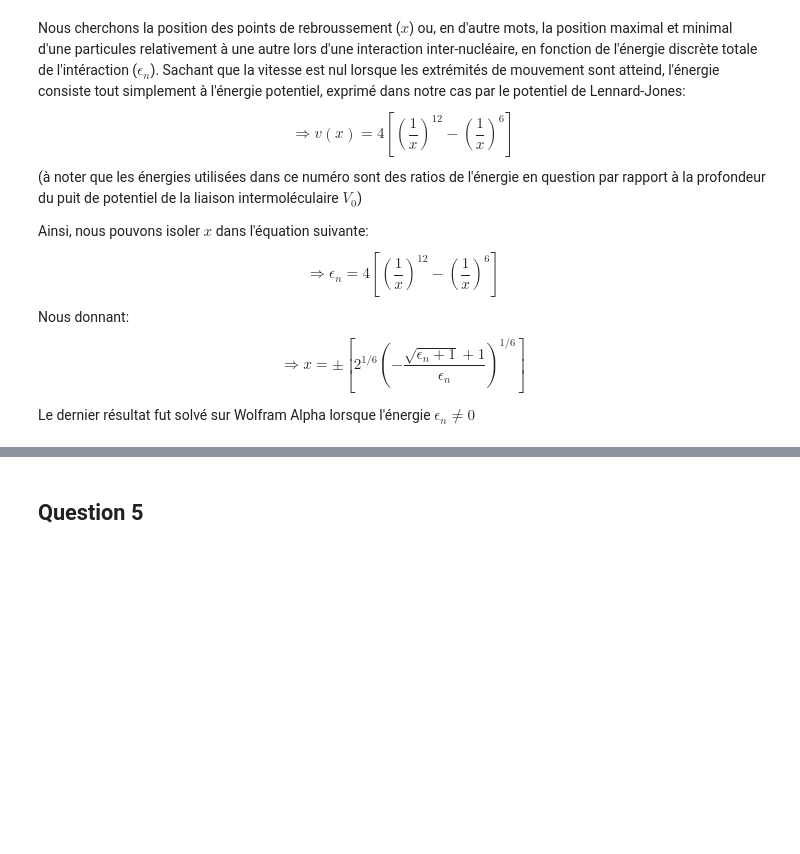
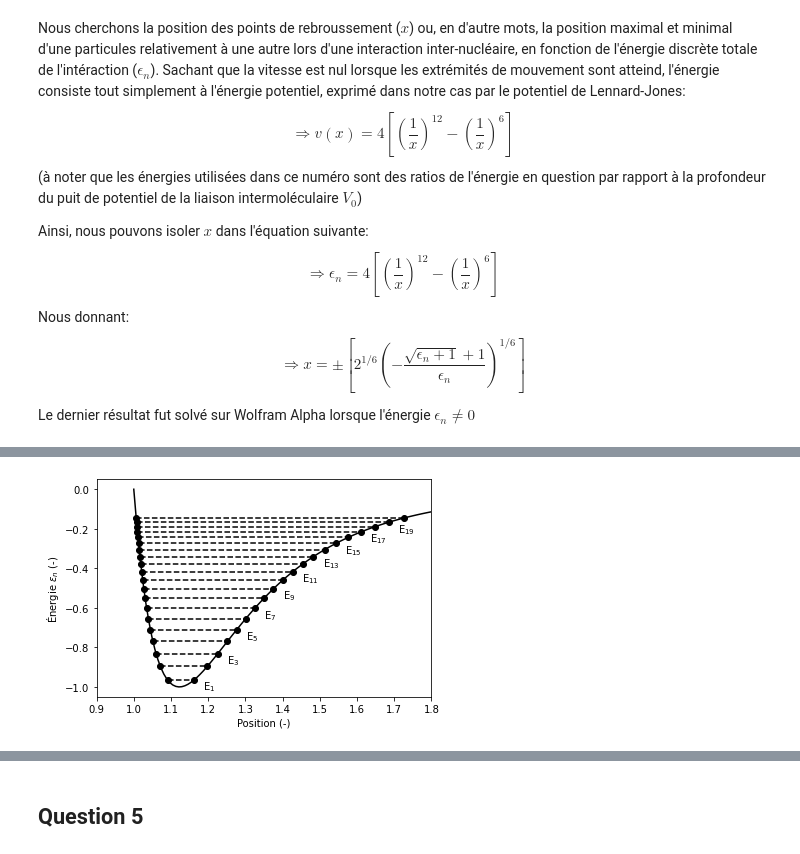
Before and after one commit to AntoineRousseau97/projet1, a Jupyter notebook: TP2/TP2_MathieuDumais_AntoineRousseau_GabrielLapointe.ipynb, the cells around one changed output, grey strips where cells are left out. Saved outputs shown, nothing was run; the diff lists cells and outputs as text; code cells hidden in the pictures; blank space fills up the shorter version.

```diff
--- a/TP2/TP2_MathieuDumais_AntoineRousseau_GabrielLapointe.ipynb
+++ b/TP2/TP2_MathieuDumais_AntoineRousseau_GabrielLapointe.ipynb
@@ -34,0 +33,87 @@ Le dernier résultat fut solvé sur Wolfram Alpha lorsque l'énergie $\epsilon_n
+# %%
+import numpy as np
+from scipy import integrate
+import matplotlib.pyplot as plt
+
+#function that defines V(x)
+def V(x):
+    return 4*((1/x)**12-(1/x)**6)
+
+#function that defines the function to integrate i.e. (E-v(x))^2
+def g(E,x):
+    v = V(x)
+    return (E - v)**(1/2), v
+
+#function defining the turning points
+def x_plusminus(E):
+    x_minus = 2**(1/6) * (np.sqrt(E+1)/E-1/E)**(1/6)
+    x_plus = 2**(1/6) * (-((np.sqrt(E+1)+1)/E))**(1/6)
+    return x_plus, x_minus
+
+#function that calculates the integral
+def f(E, gamma, n):
+    x_plus, x_minus = x_plusminus(E)
+    integral, error = integrate.quad(lambda x :g(E,x)[0], x_minus, x_plus)
+    return gamma * integral - (n+1/2)*np.pi
+
+#function that computes epsilon with gamma and n as an input
+def epsilon(gamma, n, error):
+    x1 = -1
+    x2 = -0.0000000001
+    fx1 = f(x1, gamma, n)
+    fx2 = f(x2, gamma, n)
+    N = 0
+
+    while np.abs(x2-x1) > error:
+        x_prime = 0.5*(x1 + x2)
+        new_f = f(x_prime, gamma, n)
+
+        if new_f == 0:
+            break
+        elif new_f*fx1 > 0:
+             x1 = x_prime
+             fx1 = new_f
+        elif new_f*fx2 > 0:
+            x2 = x_prime
+            fx2 = new_f
+
+        N += 1
+
+    return 0.5*(x1+x2), N
+
+E_list = []
+V_list = []
+N_list = []
+n_list = list(range(20))
+x_list = np.linspace(1, 1.8, 100)
+x_plus_list = []
+x_minus_list = []
+
+#for loop that gets the energy for n < 20
+for i in n_list:
+    E, N = epsilon(150, i, 1e-8)
+    x_plus, x_minus = x_plusminus(E)
+    E_list += [E]
+    x_plus_list += [x_plus]
+    x_minus_list += [x_minus]
+
+for i in x_list:
+    V_list += [V(i)]
+
+#Plotting of V(x) that shows the computed energies and turning points
+plt.plot(x_list, V_list, "k")
+plt.xlim(0.9, 1.8)
+
+for i in range(len(E_list)):
+    plt.hlines(E_list[i], x_minus_list[i], x_plus_list[i], linestyles = '--')
+
+    if i % 2 == 0:
+        string = "E" + "$_{" + str(i + 1) + "}$"
+        plt.text(x_plus_list[i] + 0.025, E_list[i] - 0.05, string)
+plt.plot(x_minus_list, E_list, "ko")
+plt.plot(x_plus_list, E_list, "ko")
+plt.xlabel("Position (-)")
+plt.ylabel("Énergie $\epsilon_{n}$ (-) ")
+plt.show()
+# %% [output]
+[figure, added]
```
Also changed, not shown: parts of 6 cells of this notebook, 2 other files.
